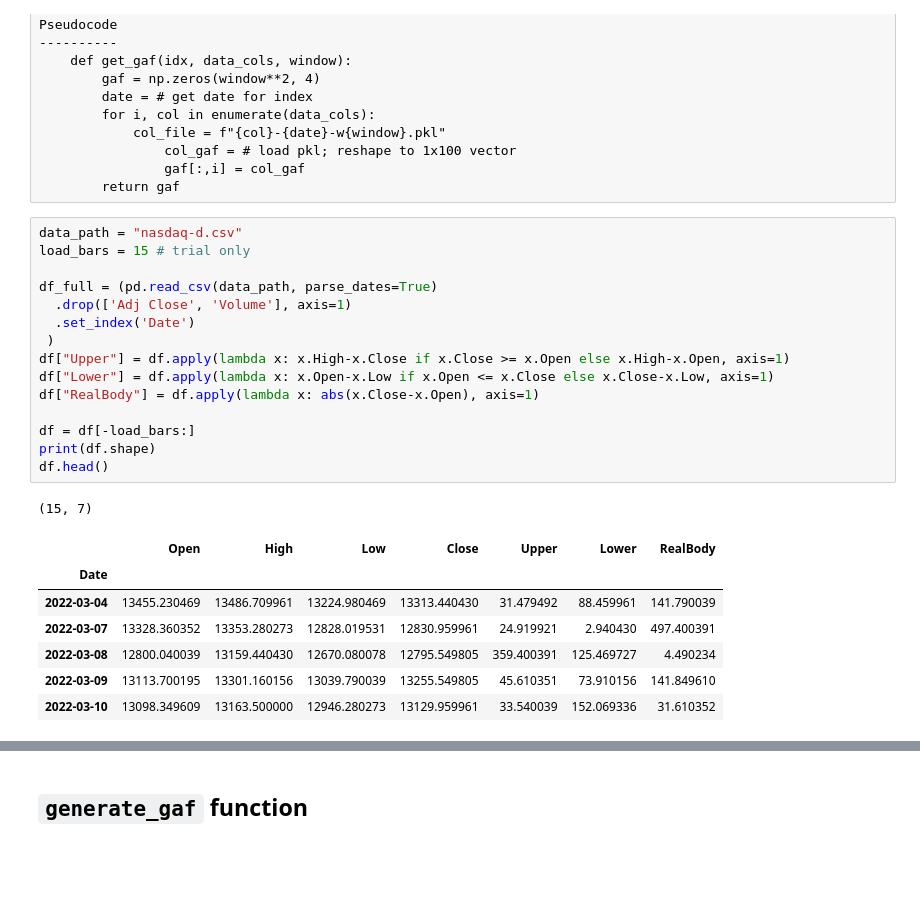
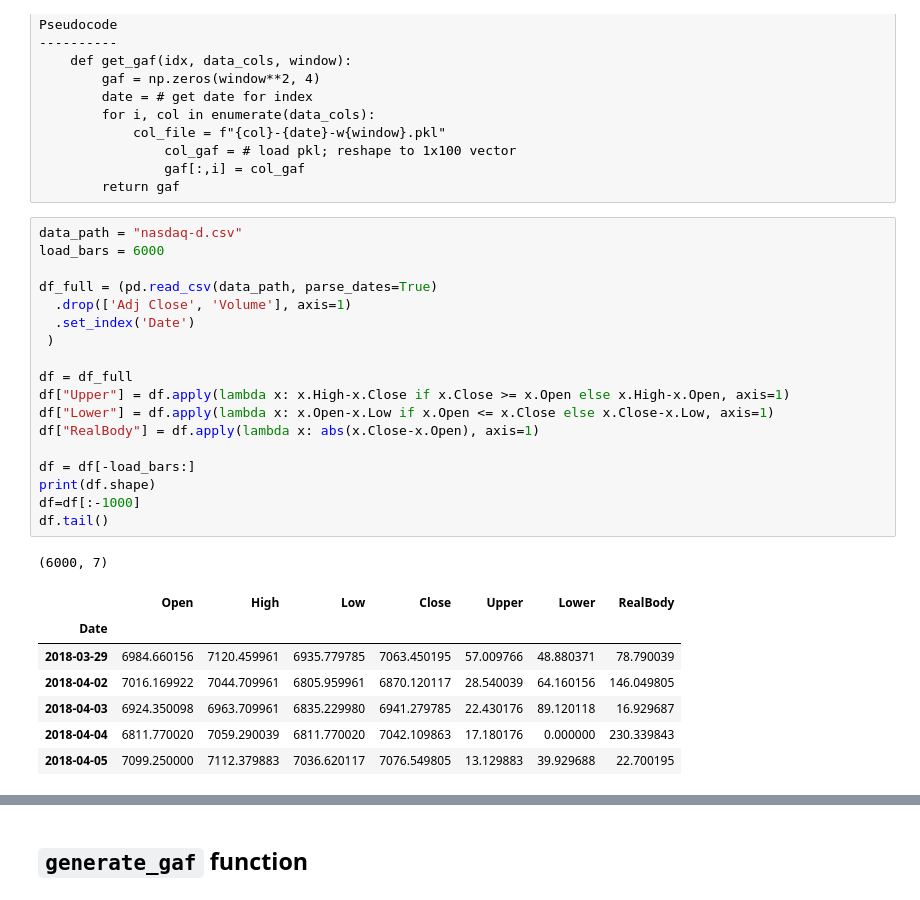
Before and after one commit to acbriza/Series2GAF, a Jupyter notebook: Produce GAF files.ipynb, the cells around one changed output, grey strips where cells are left out. Drawn from its saved outputs; the diff is of its cells as text; blank space fills up the shorter version.

```diff
--- a/Produce GAF files.ipynb
+++ b/Produce GAF files.ipynb
@@ -41,25 +41,28 @@ Pseudocode
         return gaf
 # %%
 data_path = "nasdaq-d.csv"
-load_bars = 15 # trial only
+load_bars = 6000
 
 df_full = (pd.read_csv(data_path, parse_dates=True)
   .drop(['Adj Close', 'Volume'], axis=1)
   .set_index('Date')
  )
+
+df = df_full
 df["Upper"] = df.apply(lambda x: x.High-x.Close if x.Close >= x.Open else x.High-x.Open, axis=1)
 df["Lower"] = df.apply(lambda x: x.Open-x.Low if x.Open <= x.Close else x.Close-x.Low, axis=1)
 df["RealBody"] = df.apply(lambda x: abs(x.Close-x.Open), axis=1)
 
 df = df[-load_bars:]
 print(df.shape)
-df.head()
+df=df[:-1000]
+df.tail()
 # %% [output]
-(15, 7)
+(6000, 7)
 |  | Open | High | Low | Close | Upper | Lower | RealBody |
 | Date |  |  |  |  |  |  |  |
-| 2022-03-04 | 13455.230469 | 13486.709961 | 13224.980469 | 13313.440430 | 31.479492 | 88.459961 | 141.790039 |
-| 2022-03-07 | 13328.360352 | 13353.280273 | 12828.019531 | 12830.959961 | 24.919921 | 2.940430 | 497.400391 |
-| 2022-03-08 | 12800.040039 | 13159.440430 | 12670.080078 | 12795.549805 | 359.400391 | 125.469727 | 4.490234 |
-| 2022-03-09 | 13113.700195 | 13301.160156 | 13039.790039 | 13255.549805 | 45.610351 | 73.910156 | 141.849610 |
-| 2022-03-10 | 13098.349609 | 13163.500000 | 12946.280273 | 13129.959961 | 33.540039 | 152.069336 | 31.610352 |
+| 2018-03-29 | 6984.660156 | 7120.459961 | 6935.779785 | 7063.450195 | 57.009766 | 48.880371 | 78.790039 |
+| 2018-04-02 | 7016.169922 | 7044.709961 | 6805.959961 | 6870.120117 | 28.540039 | 64.160156 | 146.049805 |
+| 2018-04-03 | 6924.350098 | 6963.709961 | 6835.229980 | 6941.279785 | 22.430176 | 89.120118 | 16.929687 |
+| 2018-04-04 | 6811.770020 | 7059.290039 | 6811.770020 | 7042.109863 | 17.180176 | 0.000000 | 230.339843 |
+| 2018-04-05 | 7099.250000 | 7112.379883 | 7036.620117 | 7076.549805 | 13.129883 | 39.929688 | 22.700195 |
```
Also changed, not shown: parts of 32 cells of this notebook.
